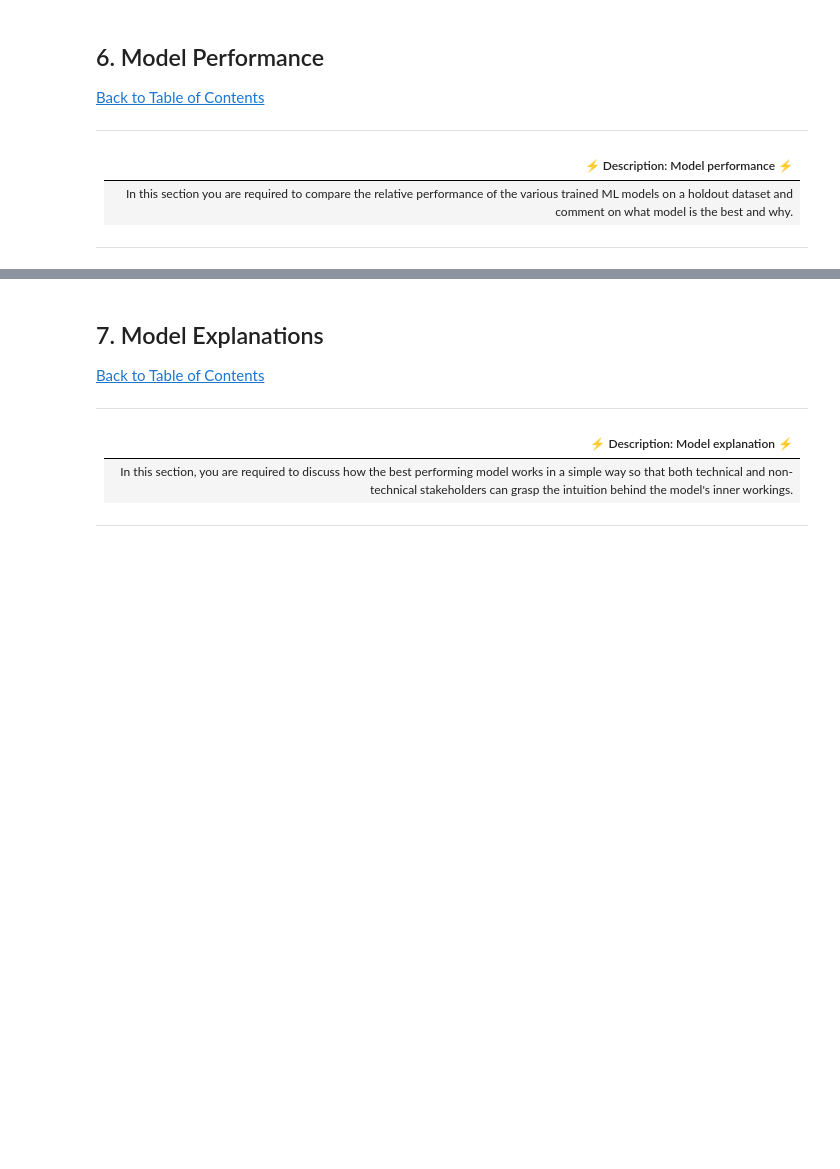
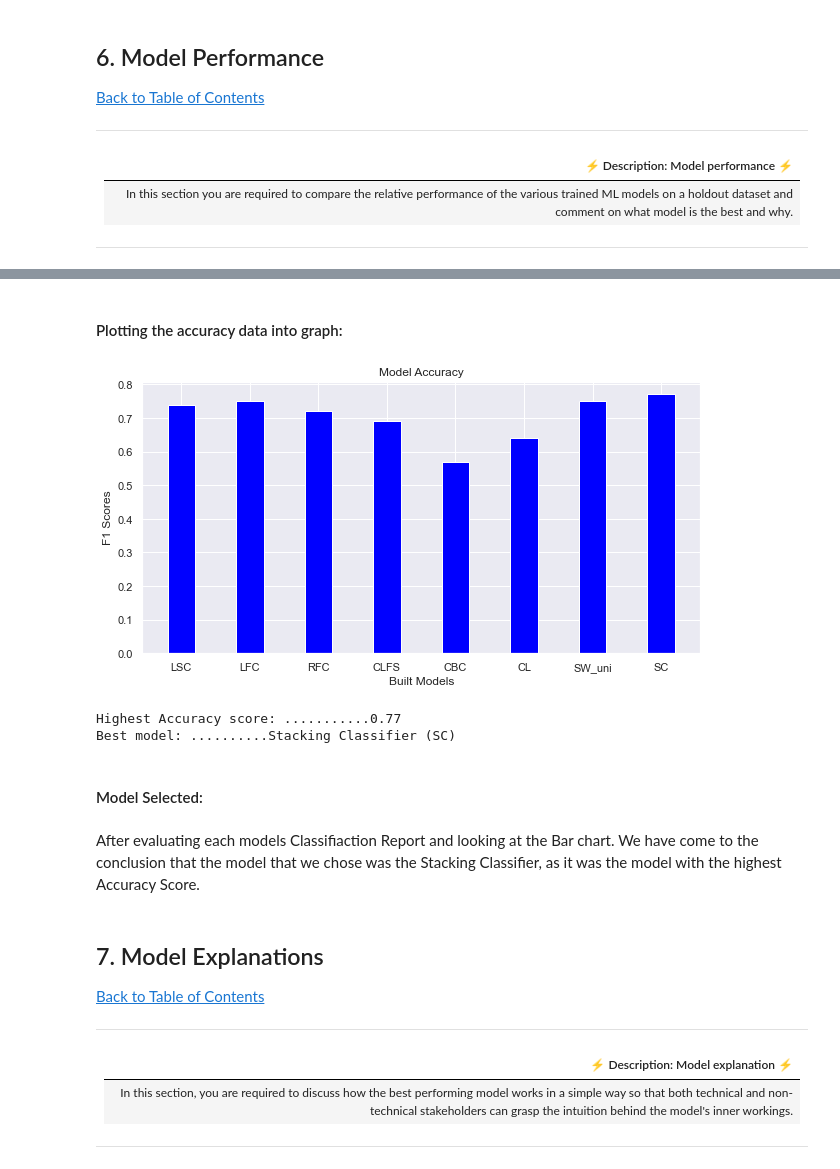
Before and after one commit to TEAM-CW3/climate-change-belief-analysis-2022, a Jupyter notebook: climate-change-belief-analysis-notebook.ipynb, the cells around one changed output, grey strips where cells are left out. Cells and saved outputs as stored; diff of their text form; code cells hidden in the pictures; blank space fills up the shorter version.

```diff
--- a/climate-change-belief-analysis-notebook.ipynb
+++ b/climate-change-belief-analysis-notebook.ipynb
@@ -616,5 +819,36 @@ submissionF.to_csv("sub.csv", index=False)
+# %% [markdown]
+#### Plotting the accuracy data into graph:
+# %%
+# creating the dataset
+data = {'LSC':0.74, 'LFC':0.75, 'RFC':0.72,
+        'CLFS':0.69,'CBC':0.57,'CL':0.64,'SW_uni':0.75,'SC':0.77}
+Models = list(data.keys())
+values = list(data.values())
+
+fig = plt.figure(figsize = (10, 5))
+
+# creating the bar plot
+plt.bar(Models, values, color ='blue',
+        width = 0.4)
+
+plt.xlabel("Built Models")
+plt.ylabel("F1 Scores")
+plt.title("Model Accuracy")
+plt.show()
+# %% [output]
+[figure, added]
 # %%
-# Choose best model and motivate why it is the best choice
+print('Highest Accuracy score: '+ "..........."+str(0.77))
+print('Best model: ' +'..........'+ 'Stacking Classifier (SC)')
+# %% [output]
+Highest Accuracy score: ...........0.77
+Best model: ..........Stacking Classifier (SC)
+# %% [markdown]
+#### Model Selected:
+# %% [markdown]
+After evaluating each models Classifiaction Report and looking at the Bar chart.
+We have come to the conclusion that the model that we chose was the Stacking Classifier, as it was
+the model with the highest Accuracy Score.
 # %% [markdown]
 <a id="seven"></a>
 ## 7. Model Explanations
```
Also changed, not shown: parts of 74 cells of this notebook.
